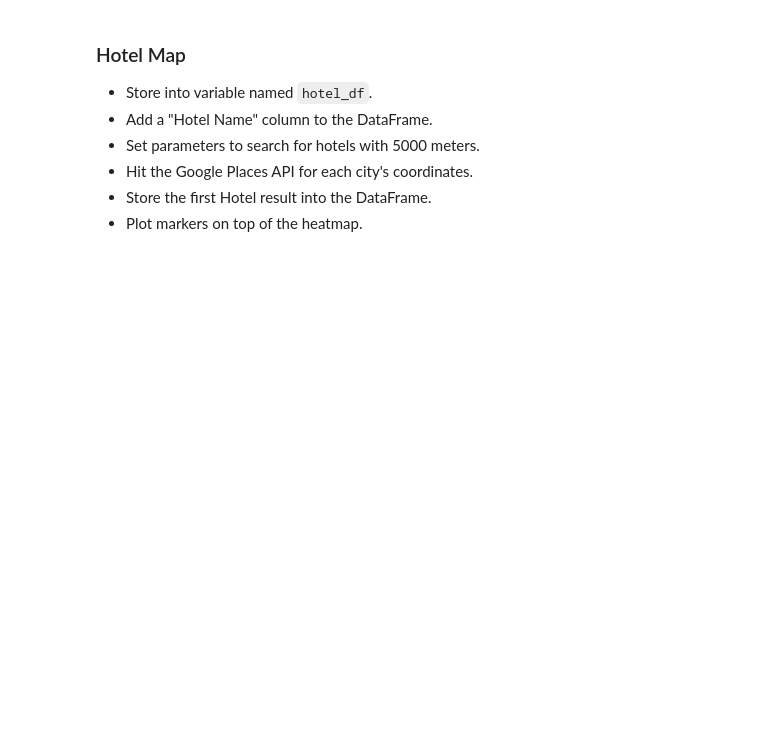
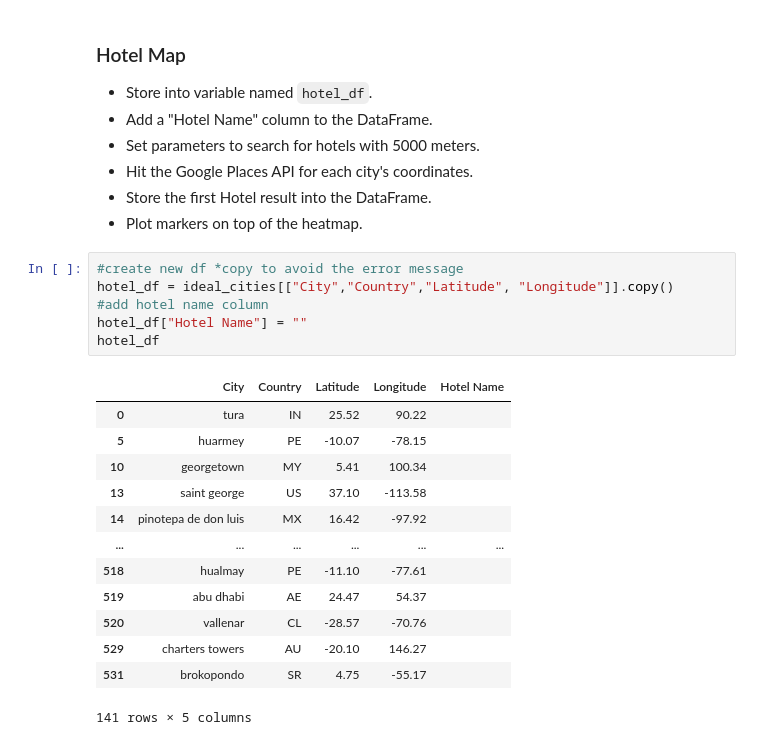
Before and after one commit to Candy-Capilla/python-api-challenge, a Jupyter notebook: VacationPy/VacationPy.ipynb, the cells around one changed output. Saved outputs shown, nothing was run; the diff lists cells and outputs as text; blank space fills up the shorter version.

```diff
--- a/VacationPy/VacationPy.ipynb
+++ b/VacationPy/VacationPy.ipynb
@@ -67,3 +89,23 @@ fig
 * Hit the Google Places API for each city's coordinates.
 * Store the first Hotel result into the DataFrame.
 * Plot markers on top of the heatmap.
+# %%
+#create new df *copy to avoid the error message
+hotel_df = ideal_cities[["City","Country","Latitude", "Longitude"]].copy()
+#add hotel name column
+hotel_df["Hotel Name"] = ""
+hotel_df
+# %% [output]
+|  | City | Country | Latitude | Longitude | Hotel Name |
+| 0 | tura | IN | 25.52 | 90.22 |  |
+| 5 | huarmey | PE | -10.07 | -78.15 |  |
+| 10 | georgetown | MY | 5.41 | 100.34 |  |
+| 13 | saint george | US | 37.10 | -113.58 |  |
+| 14 | pinotepa de don luis | MX | 16.42 | -97.92 |  |
+| ... | ... | ... | ... | ... | ... |
+| 518 | hualmay | PE | -11.10 | -77.61 |  |
+| 519 | abu dhabi | AE | 24.47 | 54.37 |  |
+| 520 | vallenar | CL | -28.57 | -70.76 |  |
+| 529 | charters towers | AU | -20.10 | 146.27 |  |
+| 531 | brokopondo | SR | 4.75 | -55.17 |  |
+141 rows × 5 columns
```
Also changed, not shown: parts of 10 cells of this notebook.
